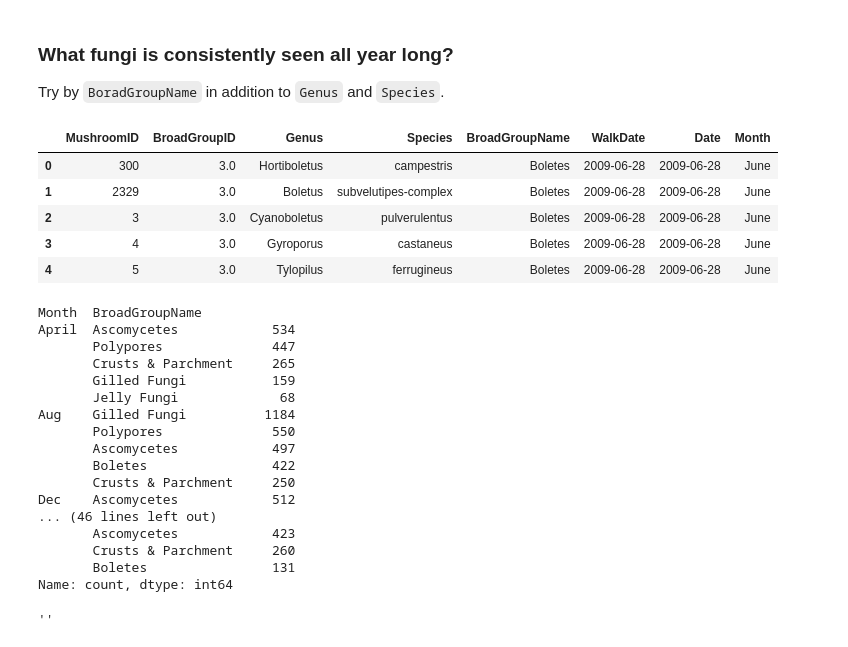
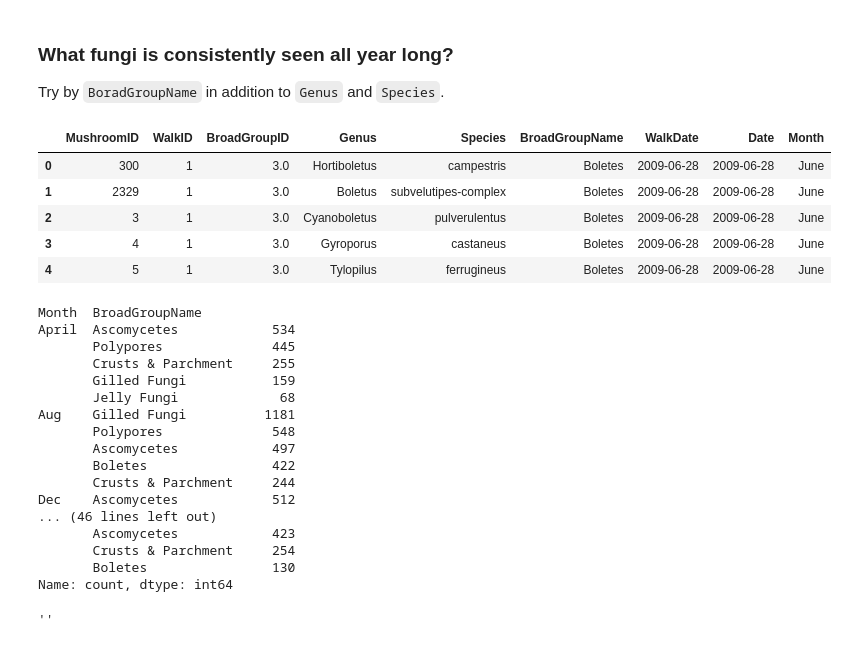
Before and after one commit to newyorkmyc/walks-list, a Jupyter notebook: common_fungi.ipynb, the cells around one changed output. Saved outputs shown, nothing was run; the diff lists cells and outputs as text; code cells hidden in the pictures.

```diff
--- a/common_fungi.ipynb
+++ b/common_fungi.ipynb
@@ -301,16 +274,0 @@ walk_id_counts.loc[walk_id_counts['diff']>1]
-# %%
-def remove_duplicate_obs(df, keep_var=True):
-    if keep_var:
-        # Split df by repeated rows
-        dupe_rows = df.duplicated(subset=['WalkID', 'MushroomID'], keep=False)
-        cols = ['MushroomID','WalkID','Notes']
-        single_obs_rows = df.loc[~dupe_rows][cols]
-        repeated_obs_rows = df.loc[dupe_rows][cols]
-
-        # From https://stackoverflow.com/questions/60928060/pandas-drop-duplicates-where-condition
-        repeated_obs_rows = repeated_obs_rows[~(repeated_obs_rows[['WalkID', 'MushroomID']].duplicated()) | temp['Notes'].str.contains('var.')]
-
-        # Join all rows back together
-        return pd.concat([single_obs_rows,repeated_obs_rows]).sort_index()
-    else:
-        return df.drop_duplicates(subset=['WalkID','MushroomID'], keep='first')
@@ -436,24 +373,24 @@ plt.savefig('./img/obs_per_broad_group_by_park.png')
 
 Try by `BoradGroupName` in addition to `Genus` and `Species`.
 # %%
-observations = dfs['observations'].merge(dfs['mushroom'][['MushroomID','BroadGroupID','Genus','Species']],
-                                         on='MushroomID', how='left')\
-                                  .merge(dfs['broadgroups'][['BroadGroupID','BroadGroupName']], on='BroadGroupID', how='left')\
-                                  .merge(dfs['walks'][['WalkID','ParkID','WalkDate']])\
-                                  .drop(['Notes','LinkToINat','NewToPark','NewToCity','ParkID',
-                                         'WalkID','ObservationID','DateCreated','DateModified'], axis=1)
+observations = remove_duplicate_obs(dfs['observations'].merge(dfs['mushroom'][['MushroomID','BroadGroupID','Genus','Species']],
+                                         on='MushroomID', how='left')
+                                  .merge(dfs['broadgroups'][['BroadGroupID','BroadGroupName']], on='BroadGroupID', how='left')
+                                  .merge(dfs['walks'][['WalkID','ParkID','WalkDate']])
+                                  .drop(['LinkToINat','NewToPark','NewToCity','ParkID',
+                                         'ObservationID','DateCreated','DateModified'], axis=1)).drop('Notes',axis=1)
 observations['Date'] = observations['WalkDate'].dt.normalize()
 months = {1:'Jan', 2:'Feb', 3:'March', 4:'April', 5:'May', 6:'June',
           7:'July', 8:'Aug', 9:'Sep', 10:'Oct', 11:'Nov', 12:'Dec'}
 observations['Month'] = observations['WalkDate'].dt.month.map(months)
 observations.head()
 # %% [output]
-|  | MushroomID | BroadGroupID | Genus | Species | BroadGroupName | WalkDate | Date | Month |
-| 0 | 300 | 3.0 | Hortiboletus | campestris | Boletes | 2009-06-28 | 2009-06-28 | June |
-| 1 | 2329 | 3.0 | Boletus | subvelutipes-complex | Boletes | 2009-06-28 | 2009-06-28 | June |
-| 2 | 3 | 3.0 | Cyanoboletus | pulverulentus | Boletes | 2009-06-28 | 2009-06-28 | June |
-| 3 | 4 | 3.0 | Gyroporus | castaneus | Boletes | 2009-06-28 | 2009-06-28 | June |
-| 4 | 5 | 3.0 | Tylopilus | ferrugineus | Boletes | 2009-06-28 | 2009-06-28 | June |
+|  | MushroomID | WalkID | BroadGroupID | Genus | Species | BroadGroupName | WalkDate | Date | Month |
+| 0 | 300 | 1 | 3.0 | Hortiboletus | campestris | Boletes | 2009-06-28 | 2009-06-28 | June |
+| 1 | 2329 | 1 | 3.0 | Boletus | subvelutipes-complex | Boletes | 2009-06-28 | 2009-06-28 | June |
+| 2 | 3 | 1 | 3.0 | Cyanoboletus | pulverulentus | Boletes | 2009-06-28 | 2009-06-28 | June |
+| 3 | 4 | 1 | 3.0 | Gyroporus | castaneus | Boletes | 2009-06-28 | 2009-06-28 | June |
+| 4 | 5 | 1 | 3.0 | Tylopilus | ferrugineus | Boletes | 2009-06-28 | 2009-06-28 | June |
 # %%
 # https://stackoverflow.com/questions/35364601/group-by-and-find-top-n-value-counts-pandas
 df = observations.groupby(['Month']).BroadGroupName.value_counts().groupby(level=0, group_keys=False).head(5)
@@ -461,20 +398,20 @@ df
 # %% [output]
 Month  BroadGroupName
 April  Ascomycetes            534
-       Polypores              447
-       Crusts & Parchment     265
+       Polypores              445
+       Crusts & Parchment     255
        Gilled Fungi           159
        Jelly Fungi             68
-Aug    Gilled Fungi          1184
-       Polypores              550
+Aug    Gilled Fungi          1181
+       Polypores              548
        Ascomycetes            497
        Boletes                422
-       Crusts & Parchment     250
+       Crusts & Parchment     244
 Dec    Ascomycetes            512
 ... (46 lines left out)
        Ascomycetes            423
-       Crusts & Parchment     260
-       Boletes                131
+       Crusts & Parchment     254
+       Boletes                130
 Name: count, dtype: int64
 # %%
 fig, ax = plt.subplots(figsize=(20,10))
```
Also changed, not shown: parts of 19 cells of this notebook, 5 other files.
